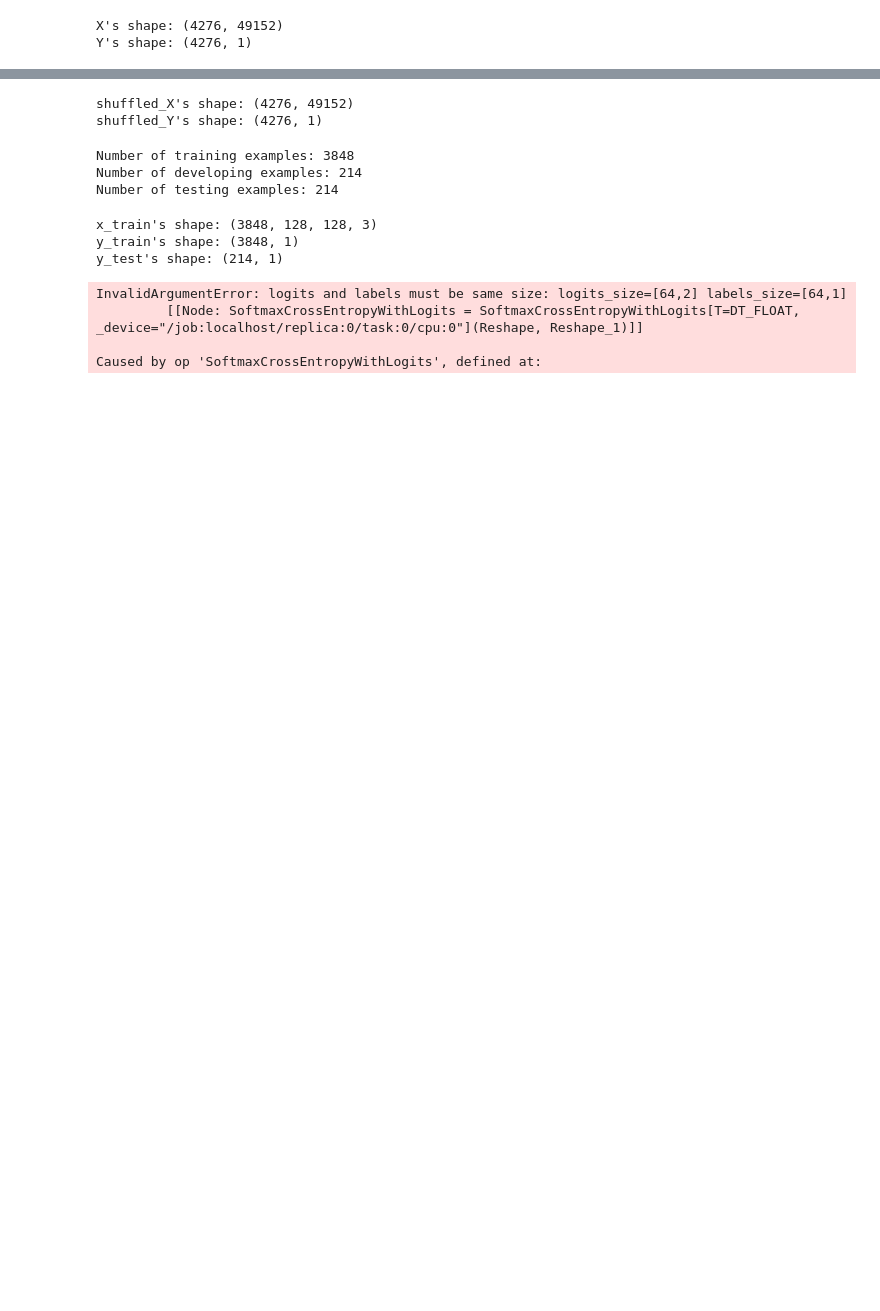
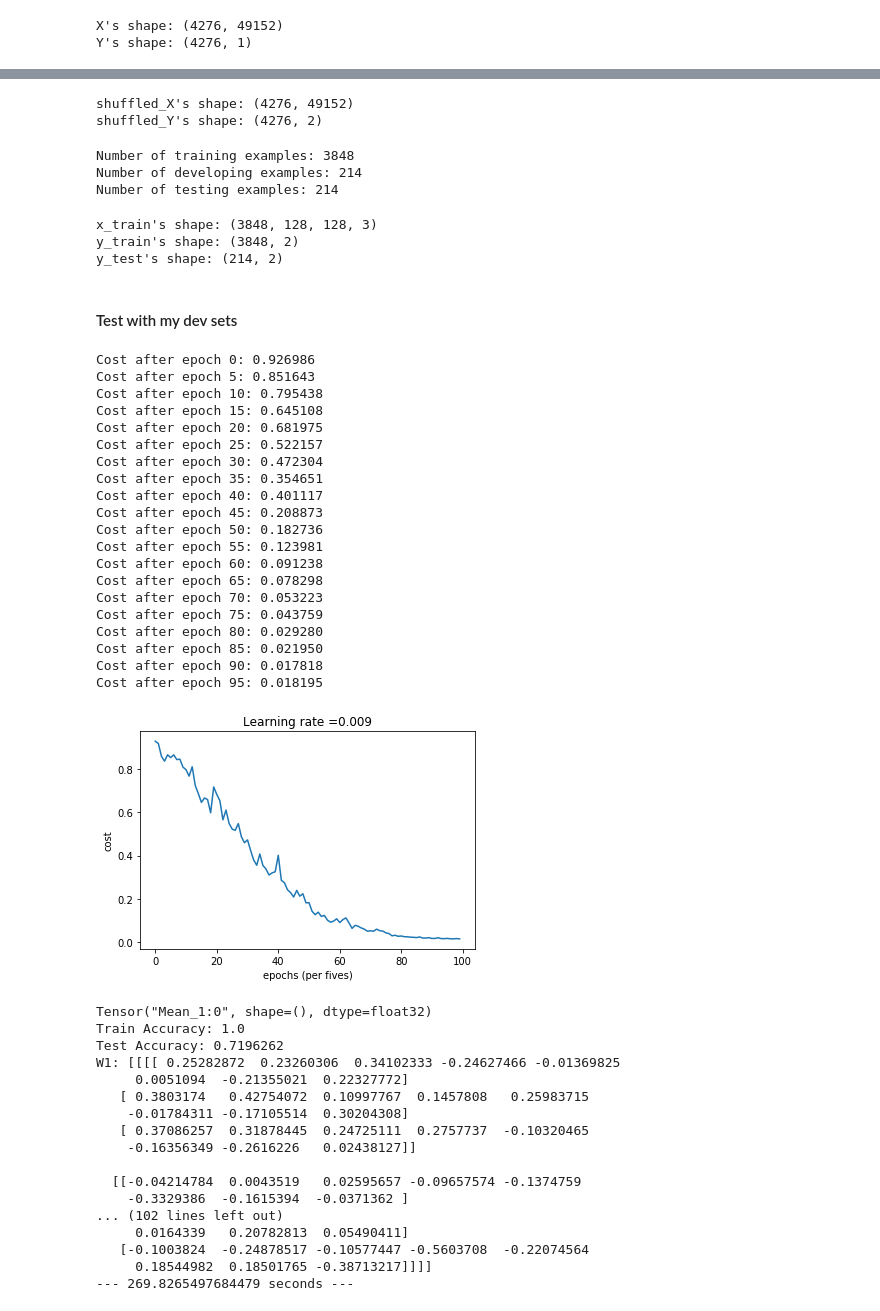
Before and after one commit to bydottck13/deep-learning-from-scratch, a Jupyter notebook: cnn cat classifier.ipynb, the cells around one changed output, grey strips where cells are left out. Drawn from its saved outputs; the diff is of its cells as text; code cells hidden in the pictures; blank space fills up the shorter version.

Commit message:
Add Saver for tensors

```diff
--- a/cnn cat classifier.ipynb
+++ b/cnn cat classifier.ipynb
@@ -377,7 +379,7 @@ def forward_propagation_binary(X, parameters):
     A2 = tf.nn.relu(Z2)
     P2 = tf.nn.max_pool(A2, ksize=[1,4,4,1], strides=[1,4,4,1], padding='SAME')
     P2 = tf.contrib.layers.flatten(P2)
-    Z3 = tf.contrib.layers.fully_connected(P2, 6, activation_fn=None)
+    Z3 = tf.contrib.layers.fully_connected(P2, 2, activation_fn=None)
 
     return Z3
 # %% [markdown]
@@ -428,8 +430,7 @@ def model(X_train, Y_train, X_test, Y_test, learning_rate = 0.009,
 
     X, Y = create_placeholders(n_H0, n_W0, n_C0, n_y)
     parameters = initialize_parameters()
-    #Z3 = forward_propagation(X, parameters)
-    Z3 = forward_propagation_binary(X, parameters)
+    Z3 = forward_propagation(X, parameters)
     cost = compute_cost(Z3, Y)
     optimizer = tf.train.AdamOptimizer(learning_rate = learning_rate).minimize(cost)
 
@@ -522,3 +600,9 @@ print("Y's shape: "+str(Y.shape))
 # %% [output]
 X's shape: (4276, 49152)
 Y's shape: (4276, 1)
+# %%
+# Add another class for Y
+Y_another = (Y==0)
+Y_fianl = np.append(Y, Y_another, axis=1)
+print("Y_fianl's shape: "+str(Y_fianl.shape))
+print("Y_fianl[0,:]: "+str(Y_fianl[0,:]))
@@ -526,13 +613,13 @@ Y's shape: (4276, 1)
 # Re-shuffle X and y_array
 permutation = list(np.random.permutation(X.shape[0]))
 shuffled_X = X[permutation,:]
-shuffled_Y = Y[permutation,:]
+shuffled_Y = Y_fianl[permutation,:]
 
 print("shuffled_X's shape: "+str(shuffled_X.shape))
 print("shuffled_Y's shape: "+str(shuffled_Y.shape))
 # %% [output]
 shuffled_X's shape: (4276, 49152)
-shuffled_Y's shape: (4276, 1)
+shuffled_Y's shape: (4276, 2)
 # %%
 m_test = np.rint(shuffled_X.shape[0]*0.05).astype(int)
 m_dev = m_test
@@ -559,12 +646,50 @@ print("y_train's shape: "+str(y_train.shape))
 print("y_test's shape: "+str(y_test.shape))
 # %% [output]
 x_train's shape: (3848, 128, 128, 3)
-y_train's shape: (3848, 1)
-y_test's shape: (214, 1)
+y_train's shape: (3848, 2)
+y_test's shape: (214, 2)
+# %% [markdown]
+#### Test with my dev sets
 # %%
-_, _, parameters = model(x_dev, y_dev, x_test, y_test)
+start_time = tm.time()
+_, _, parameters = model_bin(x_dev, y_dev, x_test, y_test)
+print("--- %s seconds ---" %(tm.time()-start_time))
 # %% [output]
-InvalidArgumentError: logits and labels must be same size: logits_size=[64,2] labels_size=[64,1]
-         [[Node: SoftmaxCrossEntropyWithLogits = SoftmaxCrossEntropyWithLogits[T=DT_FLOAT, _device="/job:localhost/replica:0/task:0/cpu:0"](Reshape, Reshape_1)]]
-
-Caused by op 'SoftmaxCrossEntropyWithLogits', defined at:
+Cost after epoch 0: 0.926986
+Cost after epoch 5: 0.851643
+Cost after epoch 10: 0.795438
+Cost after epoch 15: 0.645108
+Cost after epoch 20: 0.681975
+Cost after epoch 25: 0.522157
+Cost after epoch 30: 0.472304
+Cost after epoch 35: 0.354651
+Cost after epoch 40: 0.401117
+Cost after epoch 45: 0.208873
+Cost after epoch 50: 0.182736
+Cost after epoch 55: 0.123981
+Cost after epoch 60: 0.091238
+Cost after epoch 65: 0.078298
+Cost after epoch 70: 0.053223
+Cost after epoch 75: 0.043759
+Cost after epoch 80: 0.029280
+Cost after epoch 85: 0.021950
+Cost after epoch 90: 0.017818
+Cost after epoch 95: 0.018195
+[figure, added]
+Tensor("Mean_1:0", shape=(), dtype=float32)
+Train Accuracy: 1.0
+Test Accuracy: 0.7196262
+W1: [[[[ 0.25282872  0.23260306  0.34102333 -0.24627466 -0.01369825
+     0.0051094  -0.21355021  0.22327772]
+   [ 0.3803174   0.42754072  0.10997767  0.1457808   0.25983715
+    -0.01784311 -0.17105514  0.30204308]
+   [ 0.37086257  0.31878445  0.24725111  0.2757737  -0.10320465
+    -0.16356349 -0.2616226   0.02438127]]
+
+  [[-0.04214784  0.0043519   0.02595657 -0.09657574 -0.1374759
+    -0.3329386  -0.1615394  -0.0371362 ]
+... (102 lines left out)
+     0.0164339   0.20782813  0.05490411]
+   [-0.1003824  -0.24878517 -0.10577447 -0.5603708  -0.22074564
+     0.18544982  0.18501765 -0.38713217]]]]
+--- 269.8265497684479 seconds ---
```
Also changed, not shown: parts of 9 cells of this notebook, 1 other file.
